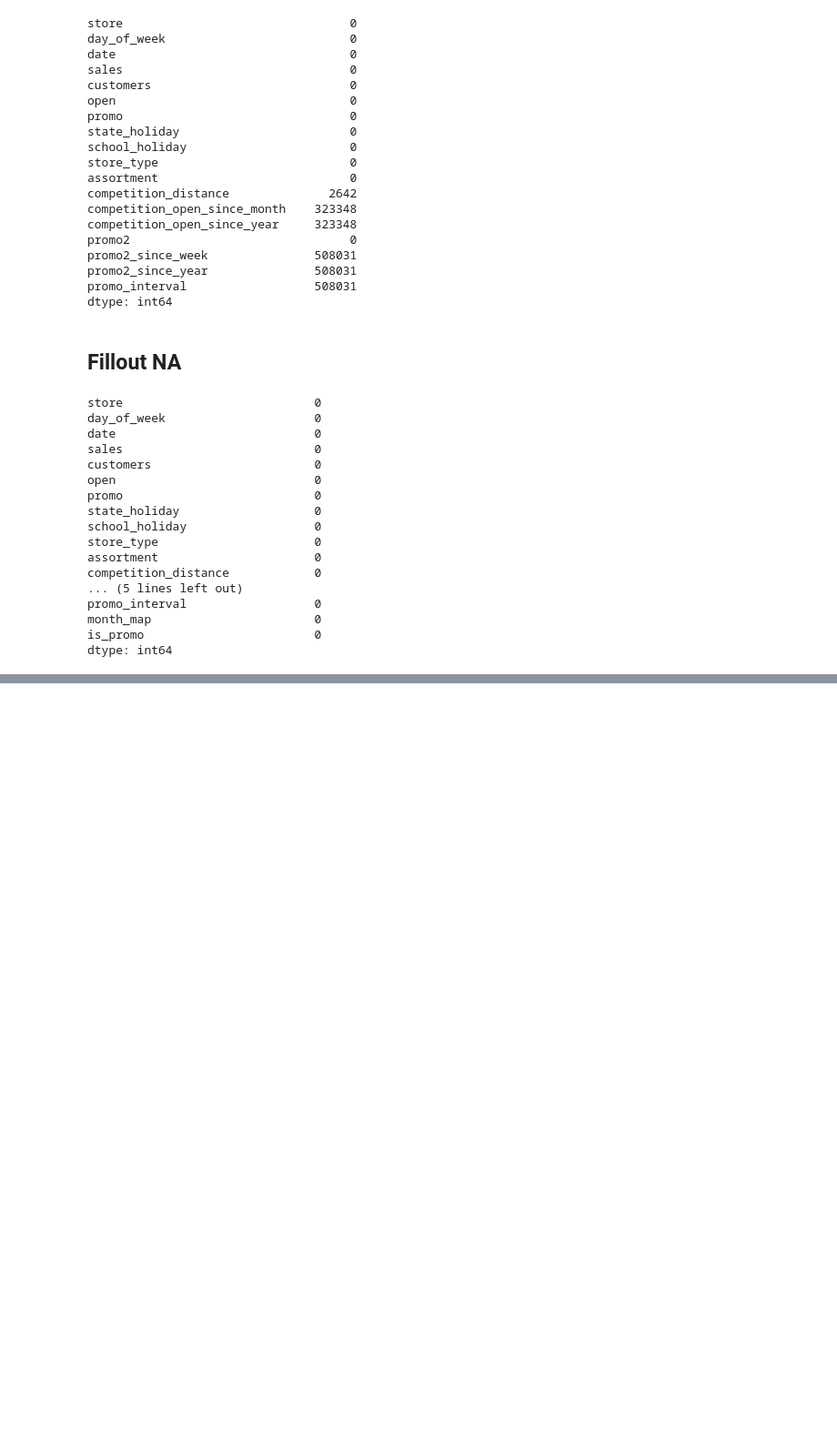
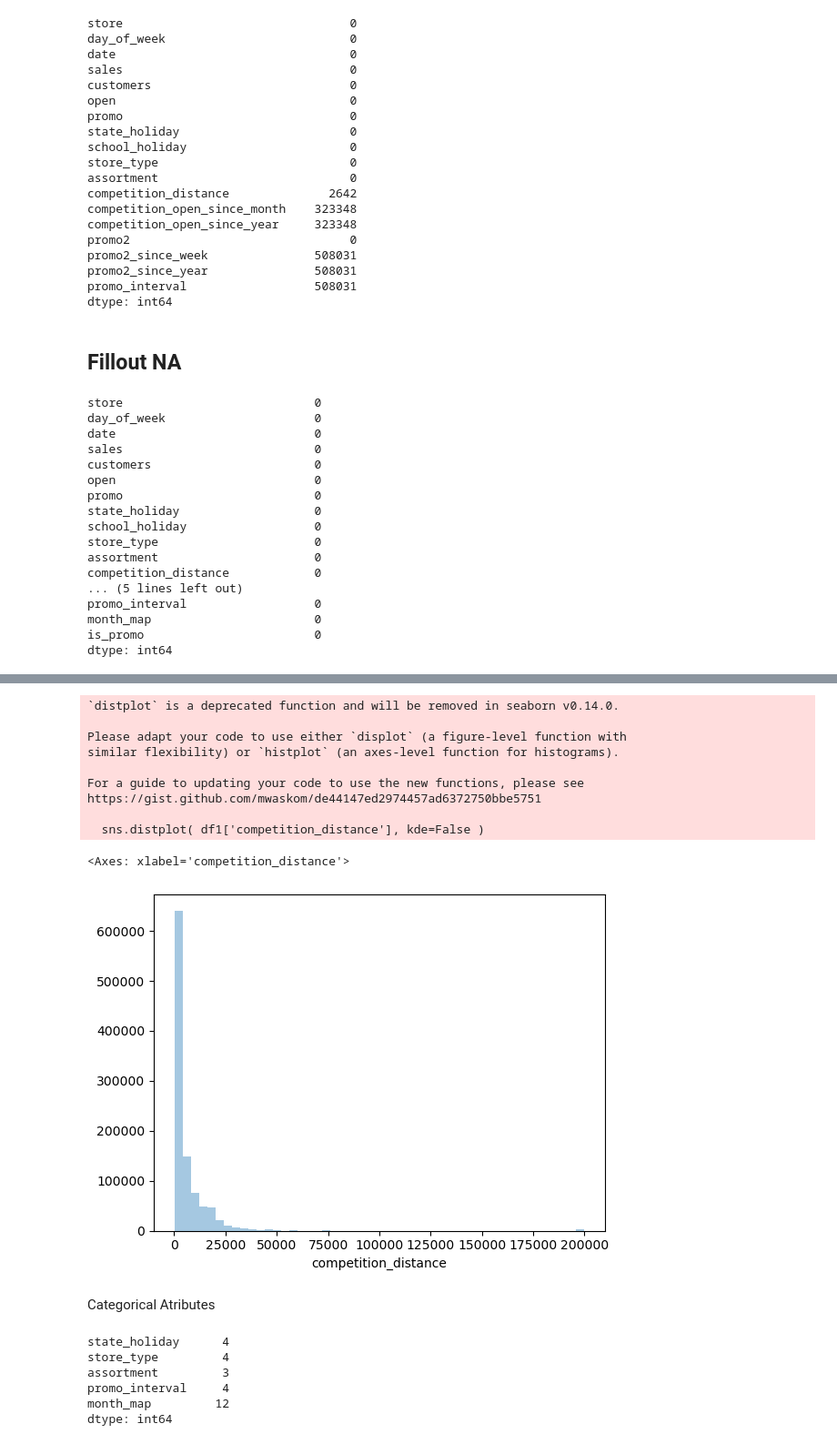
Before and after one commit to siquette/ds_producao, a Jupyter notebook: ds.ipynb, the cells around one changed output, grey strips where cells are left out. Shown: that part at 91% size. Saved outputs shown, nothing was run; the diff lists cells and outputs as text; code cells hidden in the pictures; blank space fills up the shorter version.

```diff
--- a/ds.ipynb
+++ b/ds.ipynb
@@ -11,9 +26,12 @@ import math
 # %% [markdown]
 ## 0.2 Loading data
 # %%
-df_sales_raw = pd.read_csv ('/home/ras/Documentos/ds/ds_producao/train.csv', low_memory=False )
 
-df_store_raw = pd.read_csv ('/home/ras/Documentos/ds/ds_producao/store.csv', low_memory=False)
+url_sales = "https://raw.githubusercontent.com/siquette/ds_producao/main/train.csv"
+url_store = "https://raw.githubusercontent.com/siquette/ds_producao/main/store.csv"
+df_sales_raw = pd.read_csv (url_sales , low_memory=False )
+
+df_store_raw = pd.read_csv (url_store , low_memory=False)
 
 # merge
 
@@ -162,0 +183,7 @@ dtype: int64
+# %%
+# competiton
+df1['competition_open_since_month'] = df1['competition_open_since_month']. astype( int )
+df1['competition_open_since_year'] = df1['competition_open_since_year'].astype(int )
+# promo2
+df1['promo2_since_week'] = df1['promo2_since_week'].astype( int )
+df1['promo2_since_year'] = df1['promo2_since_year'].astype( int )
@@ -162,0 +229,25 @@ dtype: int64
+# %%
+sns.distplot( df1['competition_distance'], kde=False )
+# %% [output]
+`distplot` is a deprecated function and will be removed in seaborn v0.14.0.
+
+Please adapt your code to use either `displot` (a figure-level function with
+similar flexibility) or `histplot` (an axes-level function for histograms).
+
+For a guide to updating your code to use the new functions, please see
+https://gist.github.com/mwaskom/de44147ed2974457ad6372750bbe5751
+
+  sns.distplot( df1['competition_distance'], kde=False )
+<Axes: xlabel='competition_distance'>
+[figure, added]
+# %% [markdown]
+Categorical Atributes
+# %%
+cat_attributes.apply( lambda x: x.unique().shape[0] )
+# %% [output]
+state_holiday      4
+store_type         4
+assortment         3
+promo_interval     4
+month_map         12
+dtype: int64
```
Also changed, not shown: parts of 9 cells of this notebook.
